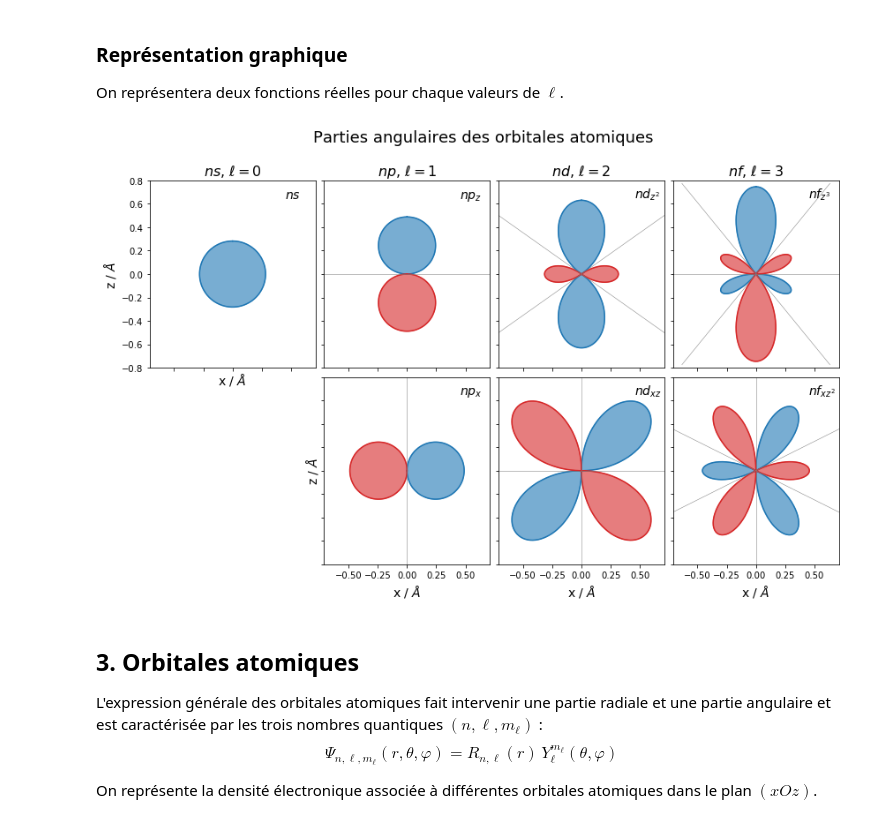
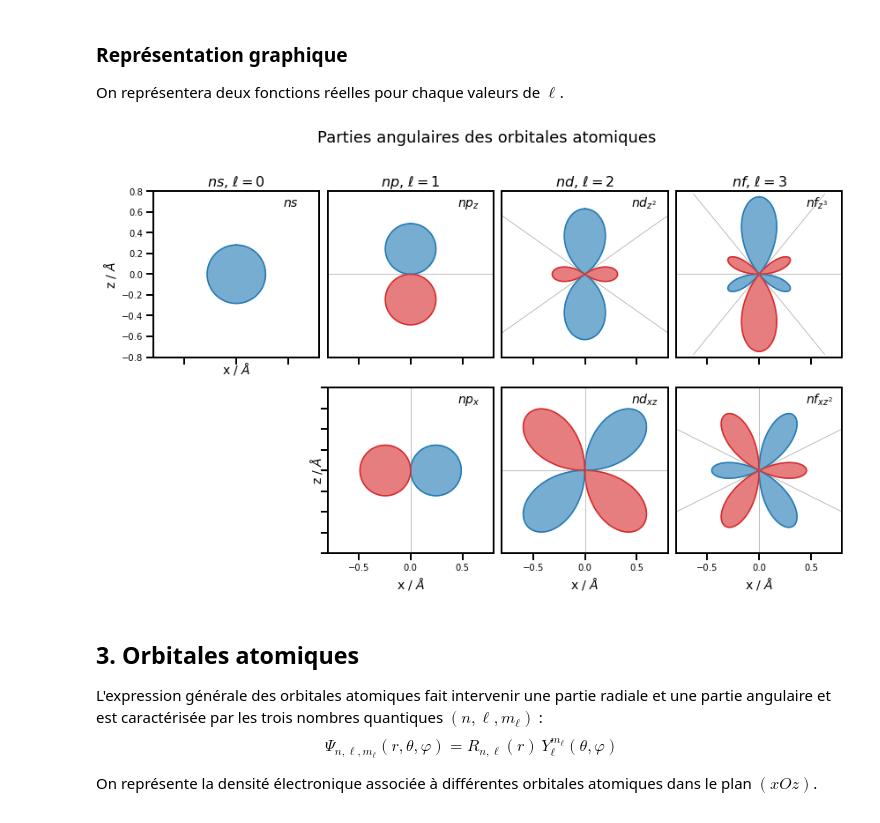
Before and after one commit to gVallverdu/cookbook, a Jupyter notebook: atomic_orbitals.ipynb, the cells around one changed output. Saved outputs shown, nothing was run; the diff lists cells and outputs as text; code cells hidden in the pictures.

```diff
--- a/atomic_orbitals.ipynb
+++ b/atomic_orbitals.ipynb
@@ -181,6 +190,12 @@ fig, axes = plt.subplots(
     figsize=(14, 8), sharex=True, sharey=True,
     gridspec_kw=dict(wspace=.05, hspace=.05)
 )
+
+for ax in axes.flatten():
+    ax.grid(False)
+    ax.set_aspect("equal")
+    ax.set_xlim(-lim, lim)
+    ax.set_ylim(-lim, lim)
 
 npts = 500
 lim = .8
@@ -195,10 +210,10 @@ x = Y00(theta, phi=0) * np.sin(theta)
 z = Y00(theta, phi=0) * np.cos(theta)
 axes[0, 0].fill(x, z, color=cp, alpha=a)
 axes[0, 0].plot(x, z, color=cp)
-axes[1, 0].axis("off")
 axes[0, 0].set_title("$ns$, $\ell=0$", fontsize=16)
 axes[0, 0].set_xlabel("x / $\AA$", fontsize=14)
 axes[0, 0].text(.45, .65, "$ns$", fontsize=14)
+axes[1, 0].axis("off")
 
 # p
 xp, zp, xn, zn = pos_neg_part(Y10, theta)
@@ -209,6 +224,7 @@ axes[0, 1].plot(xn, zn, color=cn)
 axes[0, 1].plot((-lim, lim), (0, 0), color=co, lw=.5)
 axes[0, 1].set_title("$np$, $\ell=1$", fontsize=16)
 axes[0, 1].text(.45, .65, "$np_z$", fontsize=14)
+axes[0, 1].yaxis.set_visible(False)
 
 xp, zp, xn, zn = pos_neg_part(Y11x, theta)
 axes[1, 1].fill(xp, zp, color=cp, alpha=a)
@@ -231,6 +247,7 @@ axes[0, 2].plot((-np.sin(theta0), np.sin(theta0)), (-np.cos(theta0), np.cos(thet
 axes[0, 2].plot((-np.sin(theta0), np.sin(theta0)), (np.cos(theta0), -np.cos(theta0)), color=co, lw=.5)
 axes[0, 2].set_title("$nd$, $\ell=2$", fontsize=16)
 axes[0, 2].text(.45, .65, "$nd_{z^2}$", fontsize=14)
+axes[0, 2].yaxis.set_visible(False)
 
 xp, zp, xn, zn = pos_neg_part(Y21xz, theta)
 axes[1, 2].fill(xp, zp, color=cp, alpha=a)
@@ -241,41 +258,41 @@ axes[1, 2].plot((0, 0), (-lim, lim), color=co, lw=.5)
 axes[1, 2].plot((-lim, lim), (0, 0), color=co, lw=.5)
 axes[1, 2].set_xlabel("x / $\AA$", fontsize=14)
 axes[1, 2].text(.45, .65, "$nd_{xz}$", fontsize=14)
+axes[1, 2].yaxis.set_visible(False)
 
 # f
 xp, zp, xn, zn = pos_neg_part(Y30, theta)
 axes[0, 3].fill(xp, zp, color=cp, alpha=a)
 axes[0, 3].plot(xp, zp, color=cp)
 axes[0, 3].fill(xn, zn, color=cn, alpha=a)
 axes[0, 3].plot(xn, zn, color=cn)
 axes[0, 3].plot((-lim, lim), (0, 0), color=co, lw=.5)
 theta0 = np.arccos(np.sqrt(3/5))
 axes[0, 3].plot((-np.sin(theta0), np.sin(theta0)), (-np.cos(theta0), np.cos(theta0)), color=co, lw=.5)
 axes[0, 3].plot((-np.sin(theta0), np.sin(theta0)), (np.cos(theta0), -np.cos(theta0)), color=co, lw=.5)
 axes[0, 3].set_title("$nf$, $\ell=3$", fontsize=16)
 axes[0, 3].text(.45, .65, "$nf_{z^3}$", fontsize=14)
+axes[0, 3].yaxis.set_visible(False)
 
 xp, zp, xn, zn = pos_neg_part(Y31xz2, theta)
 axes[1, 3].fill(xp, zp, color=cp, alpha=a)
 axes[1, 3].plot(xp, zp, color=cp)
 axes[1, 3].fill(xn, zn, color=cn, alpha=a)
 axes[1, 3].plot(xn, zn, color=cn)
 axes[1, 3].plot((0, 0), (-lim, lim), color=co, lw=.5)
 theta0 = np.arccos(np.sqrt(1/5))
 axes[1, 3].plot((-np.sin(theta0), np.sin(theta0)), (-np.cos(theta0), np.cos(theta0)), color=co, lw=.5)
 axes[1, 3].plot((-np.sin(theta0), np.sin(theta0)), (np.cos(theta0), -np.cos(theta0)), color=co, lw=.5)
 axes[1, 3].set_xlabel("x / $\AA$", fontsize=14)
 axes[1, 3].text(.45, .65, "$nf_{xz^2}$", fontsize=14)
+axes[1, 3].yaxis.set_visible(False)
 
 # layout
-axes[0, 0].set_aspect("equal")
-axes[0, 0].set_xlim((-lim, lim))
-axes[0, 0].set_ylim((-lim, lim))
 axes[0, 0].set_ylabel("z / $\AA$", fontsize=14)
 fig.suptitle("Parties angulaires des orbitales atomiques", fontsize=18)
 fig.savefig("OA_angular.pdf", bbox_inches="tight")
 # %% [output]
-[figure, old version]
+[figure, new version]
 # %% [markdown]
 ## 3. Orbitales atomiques
 
```
Also changed, not shown: parts of 5 cells of this notebook, 1 other file.
